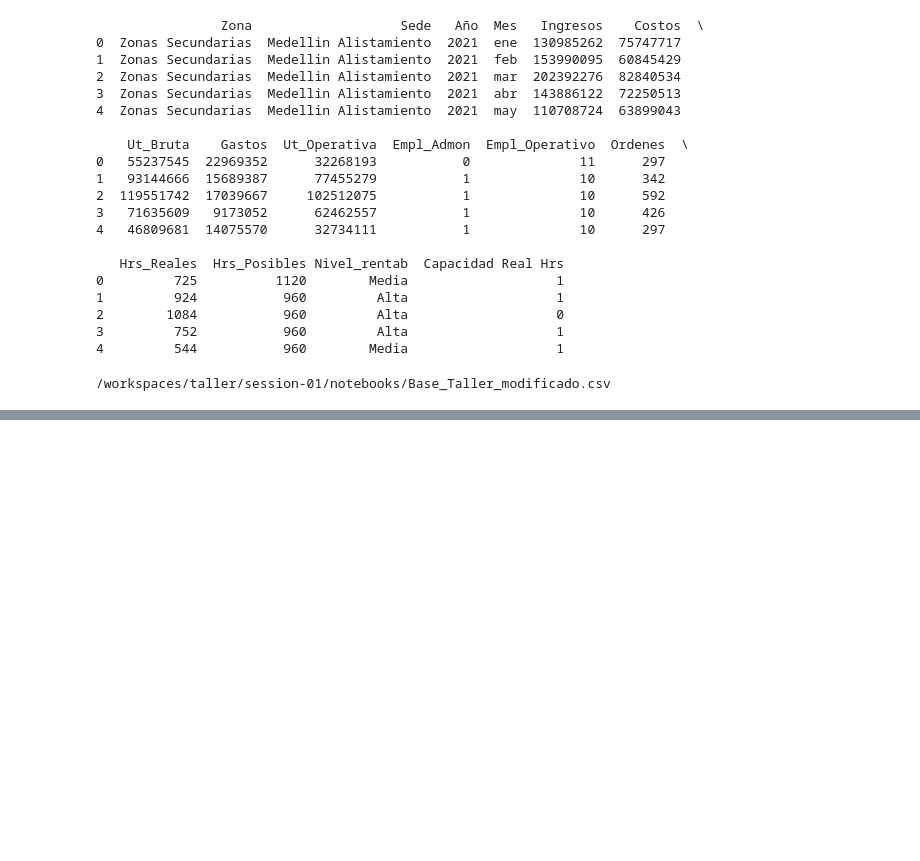
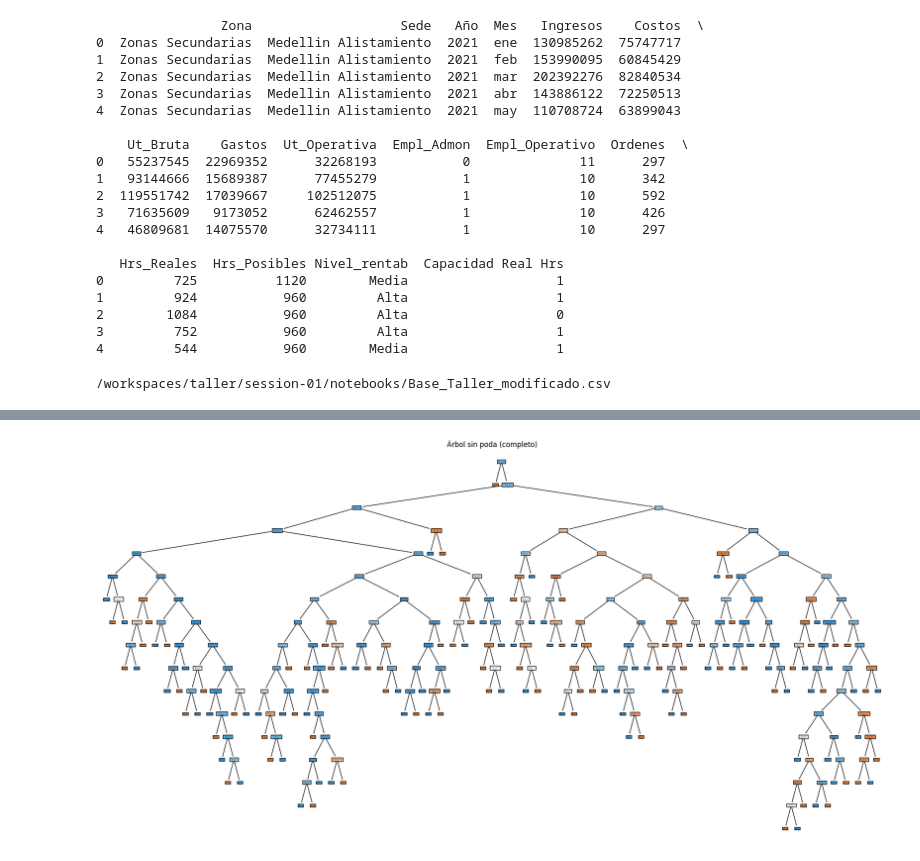
Before and after one commit to Anyeladr/taller, a Jupyter notebook: session-01/notebooks/Sesion 1.ipynb, the cells around one changed output, grey strips where cells are left out. Saved outputs shown, nothing was run; the diff lists cells and outputs as text; code cells hidden in the pictures; blank space fills up the shorter version.

```diff
--- a/session-01/notebooks/Sesion 1.ipynb
+++ b/session-01/notebooks/Sesion 1.ipynb
@@ -371,6 +388,6 @@ FileLink('Base_Taller_modificado.csv')
 /workspaces/taller/session-01/notebooks/Base_Taller_modificado.csv
 # %%
 data = pd.read_csv ('../../datos/Base_Taller_modificado.csv',sep= ';')
-X = data.drop(columns=['Ingresos'])
-y = data['Empl_Admon']
+X = data[['Año', 'Costos', 'Ut_Bruta', 'Gastos', 'Ut_Operativa', 'Empl_Admon', 'Empl_Operativo', 'Ordenes', 'Hrs_Reales', 'Hrs_Posibles']]
+y = data['Capacidad Real Hrs']
 X_train, X_test, y_train, y_test = train_test_split(X, y, test_size=0.3, random_state=42)
@@ -391,0 +406,7 @@ IndexError: index 20 is out of bounds for axis 0 with size 18
+# %%
+plt.figure(figsize=(24,12))
+plot_tree(tree_full, feature_names=X.columns, class_names=y.unique().astype(str), filled=True)
+plt.title("Árbol sin poda (completo)")
+plt.show()
+# %% [output]
+[figure, added]
```
Also changed, not shown: parts of 15 cells of this notebook, 1 other file.
